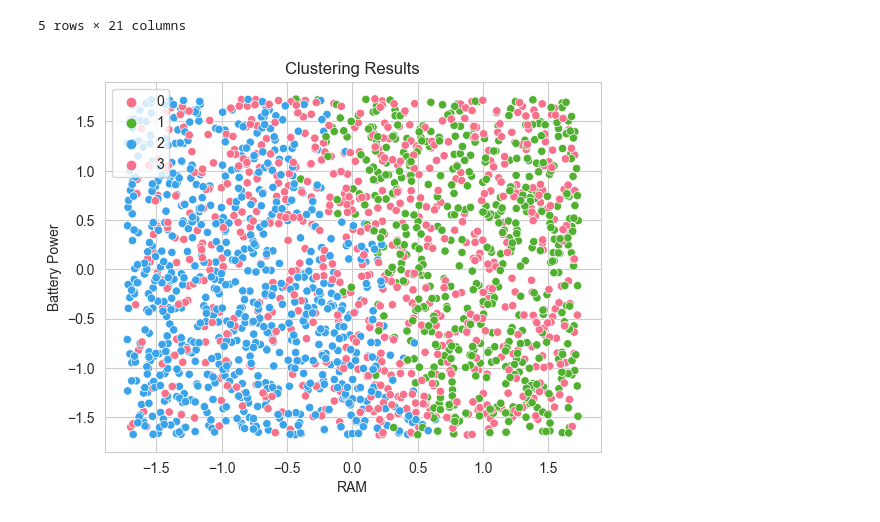
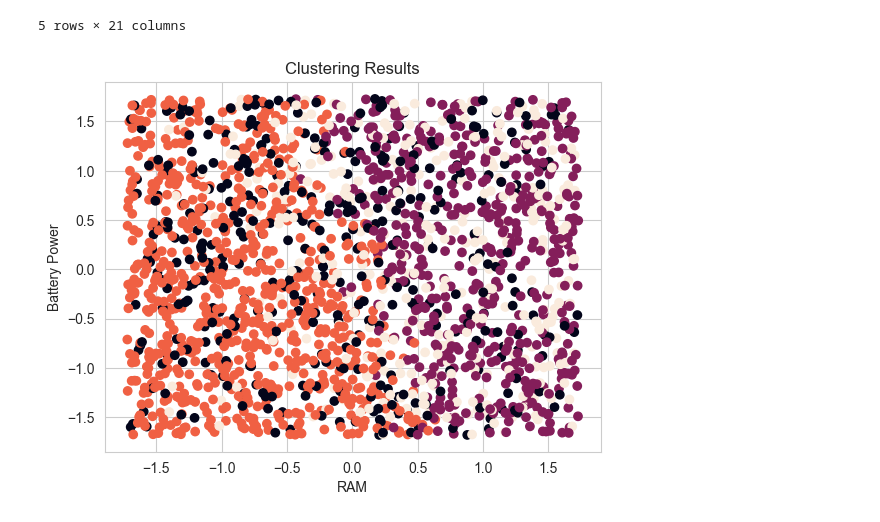
Before and after one commit to andeepl7/MLAssignments, a Jupyter notebook: Q1_EDA_CLUST.ipynb, the cells around one changed output. Drawn from its saved outputs; the diff is of its cells as text; code cells hidden in the pictures.

```diff
--- a/Q1_EDA_CLUST.ipynb
+++ b/Q1_EDA_CLUST.ipynb
@@ -95,25 +107,25 @@ df.head(5)
 # %%
 selected_columns = ['battery_power', 'clock_speed', 'front_camera', 'internal_memory', 'n_cores', 'primary_camera', 'px_height', 'px_width', 'ram', 'screen_height', 'screen_width', 'talk_time', 'price_range']
 selected_data = df[selected_columns]
 
 # Standardize the data
 scaler = StandardScaler()
 scaled_data = scaler.fit_transform(selected_data)
 #Building a block
 try:
     # Perform clustering
     kmeans = KMeans(n_clusters=4, random_state=42)
     kmeans.fit(scaled_data)
     labels = kmeans.labels_
 
-
     # Plot the results
-
-    sns.scatterplot(data=scaled_data, x=scaled_data[:, 8], y=scaled_data[:, 0], hue=labels, palette = 'husl').set(title='Clustering Results')
+    plt.scatter(scaled_data[:, 8], scaled_data[:, 0], c=labels)
     plt.xlabel('RAM')
     plt.ylabel('Battery Power')
+    plt.title('Clustering Results')
+    plt.show()
 
 except:
     print("Error performing clustering")
 # %% [output]
-[figure, old version]
+[figure, new version]
```
Also changed, not shown: parts of 5 cells of this notebook.
